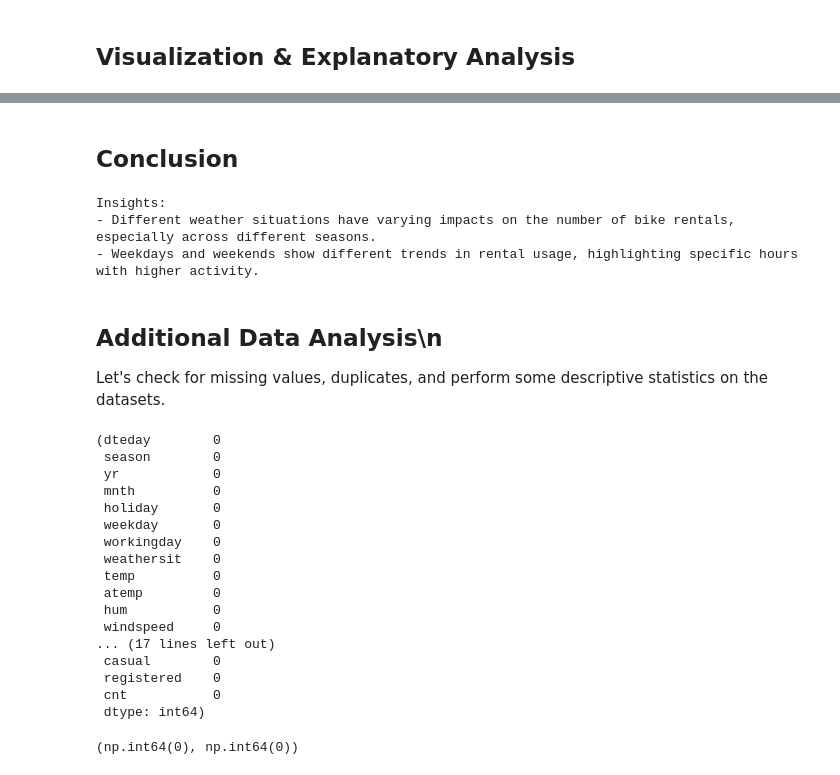
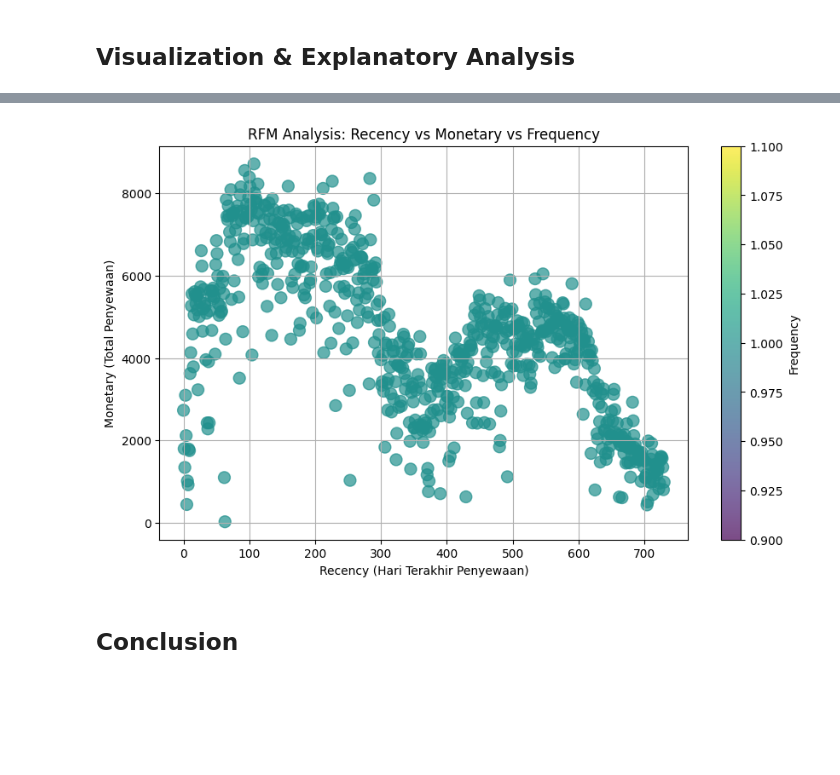
Before and after one commit to amadeusmozartissagei/Bike-Sharing-Data-Analysis, a Jupyter notebook: notebook.ipynb, the cells around one changed output, grey strips where cells are left out. Drawn from its saved outputs; the diff is of its cells as text; code cells hidden in the pictures; blank space fills up the shorter version.

```diff
--- a/notebook.ipynb
+++ b/notebook.ipynb
@@ -101,0 +393,17 @@ plt.show()
+# %%
+latest_date = day_df['dateday'].max()
+day_df['days_since_last_rental'] = (latest_date - day_df['dateday']).dt.days
+
+day_df['month_year'] = day_df['dateday'].dt.to_period('M')
+frequency_df = day_df.groupby('month_year')['count'].count().reset_index()
+
+monetary_df = day_df.groupby('dateday')['count'].sum().reset_index()
+
+rfm_df = day_df[['dateday', 'days_since_last_rental', 'count']].copy()
+rfm_df = rfm_df.groupby('dateday').agg({
+    'days_since_last_rental': 'min',
+    'count': ['sum', 'count']
+}).reset_index()
+
+rfm_df.columns = ['dateday', 'recency', 'monetary', 'frequency']
+rfm_df.head()
@@ -102,39 +417,13 @@ plt.show()
+# %%
+plt.figure(figsize=(10,6))
+plt.scatter(rfm_df['recency'], rfm_df['monetary'], c=rfm_df['frequency'], cmap='viridis', s=100, alpha=0.7)
+plt.colorbar(label='Frequency')
+plt.title('RFM Analysis: Recency vs Monetary vs Frequency')
+plt.xlabel('Recency (Hari Terakhir Penyewaan)')
+plt.ylabel('Monetary (Total Penyewaan)')
+plt.grid(True)
+plt.show()
+# %% [output]
+[figure, added]
 # %% [markdown]
 ## Conclusion
-# %%
-print("Insights:")
-print("- Different weather situations have varying impacts on the number of bike rentals, especially across different seasons.")
-print("- Weekdays and weekends show different trends in rental usage, highlighting specific hours with higher activity.")
-# %% [output]
-Insights:
-- Different weather situations have varying impacts on the number of bike rentals, especially across different seasons.
-- Weekdays and weekends show different trends in rental usage, highlighting specific hours with higher activity.
-# %% [markdown]
-## Additional Data Analysis\n
-Let's check for missing values, duplicates, and perform some descriptive statistics on the datasets.
-# %%
-# Checking for null values\n
-day_df.isna().sum(), hour_df.isna().sum()
-# %% [output]
-(dteday        0
- season        0
- yr            0
- mnth          0
- holiday       0
- weekday       0
- workingday    0
- weathersit    0
- temp          0
- atemp         0
- hum           0
- windspeed     0
-... (17 lines left out)
- casual        0
- registered    0
- cnt           0
- dtype: int64)
-# %%
-# Checking for duplicates\n
-day_df.duplicated().sum(), hour_df.duplicated().sum()
-# %% [output]
-(np.int64(0), np.int64(0))
```
Also changed, not shown: parts of 82 cells of this notebook, 1 other file.
